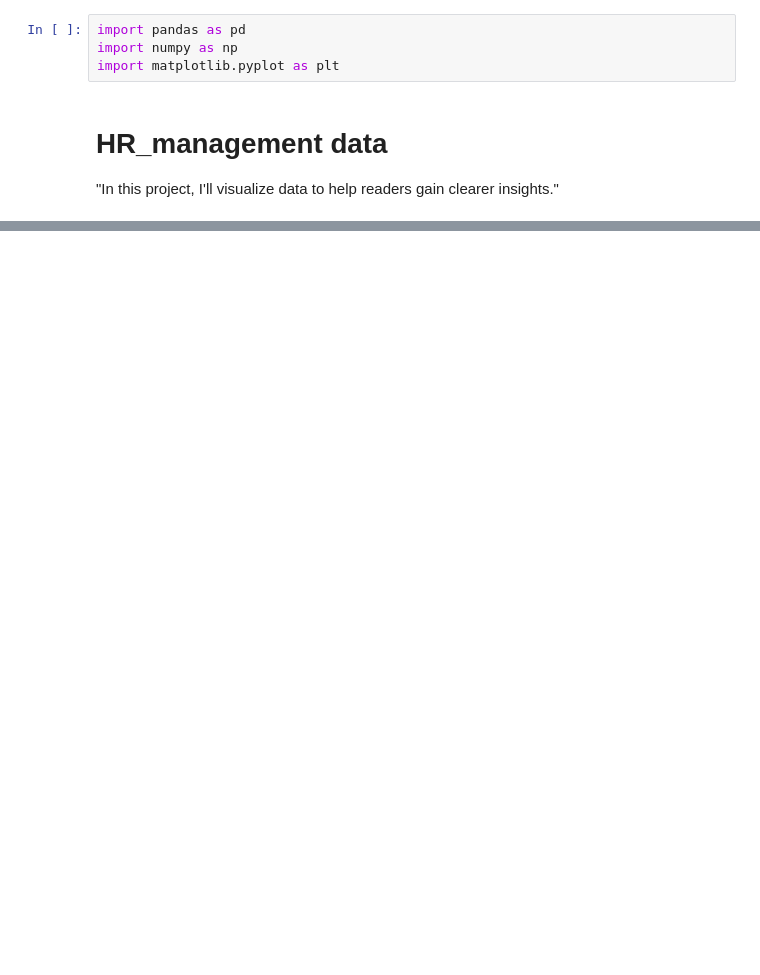
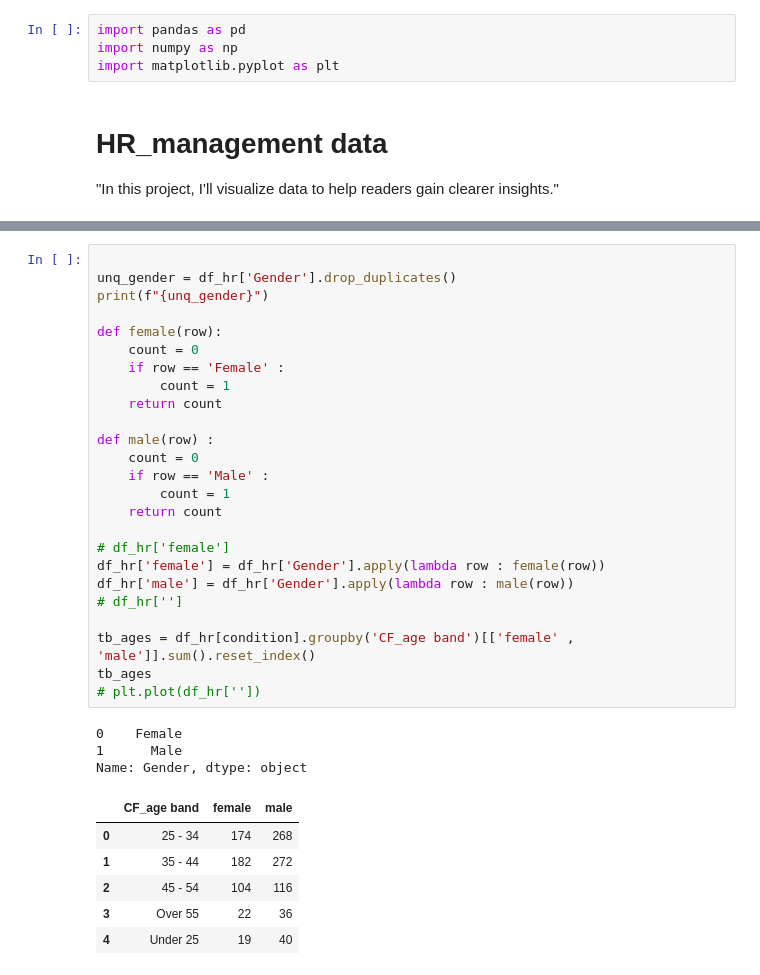
Before and after one commit to ProtacioUno/VinluanEner-Porfolio-Labs, a Jupyter notebook: Matplotlib/Hr_management.ipynb, the cells around one changed output, grey strips where cells are left out. Saved outputs shown, nothing was run; the diff lists cells and outputs as text; blank space fills up the shorter version.

```diff
--- a/Matplotlib/Hr_management.ipynb
+++ b/Matplotlib/Hr_management.ipynb
@@ -29,0 +117,35 @@ Number of columns: 41
+# %%
+
+unq_gender = df_hr['Gender'].drop_duplicates()
+print(f"{unq_gender}")
+
+def female(row):
+    count = 0
+    if row == 'Female' :
+        count = 1
+    return count
+
+def male(row) :
+    count = 0
+    if row == 'Male' :
+        count = 1
+    return count
+
+# df_hr['female']
+df_hr['female'] = df_hr['Gender'].apply(lambda row : female(row))
+df_hr['male'] = df_hr['Gender'].apply(lambda row : male(row))
+# df_hr['']
+
+tb_ages = df_hr[condition].groupby('CF_age band')[['female' , 'male']].sum().reset_index()
+tb_ages
+# plt.plot(df_hr[''])
+# %% [output]
+0    Female
+1      Male
+Name: Gender, dtype: object
+|  | CF_age band | female | male |
+| 0 | 25 - 34 | 174 | 268 |
+| 1 | 35 - 44 | 182 | 272 |
+| 2 | 45 - 54 | 104 | 116 |
+| 3 | Over 55 | 22 | 36 |
+| 4 | Under 25 | 19 | 40 |
```
Also changed, not shown: parts of 10 cells of this notebook.
